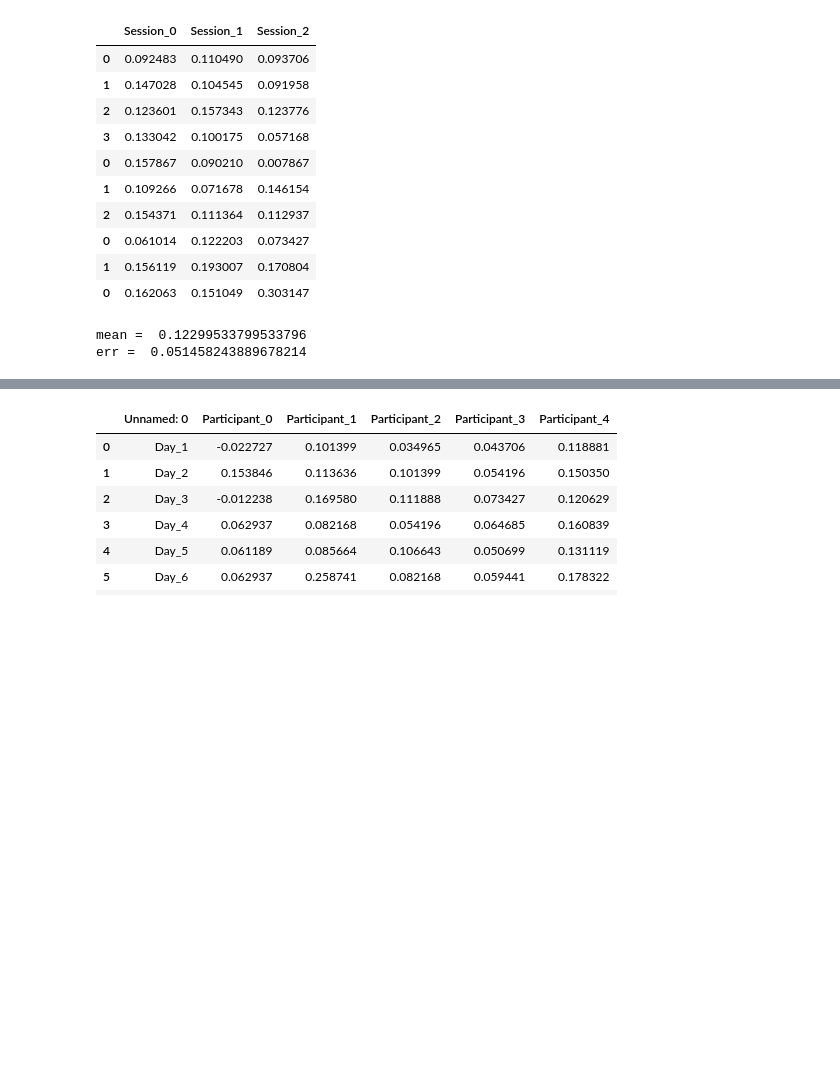
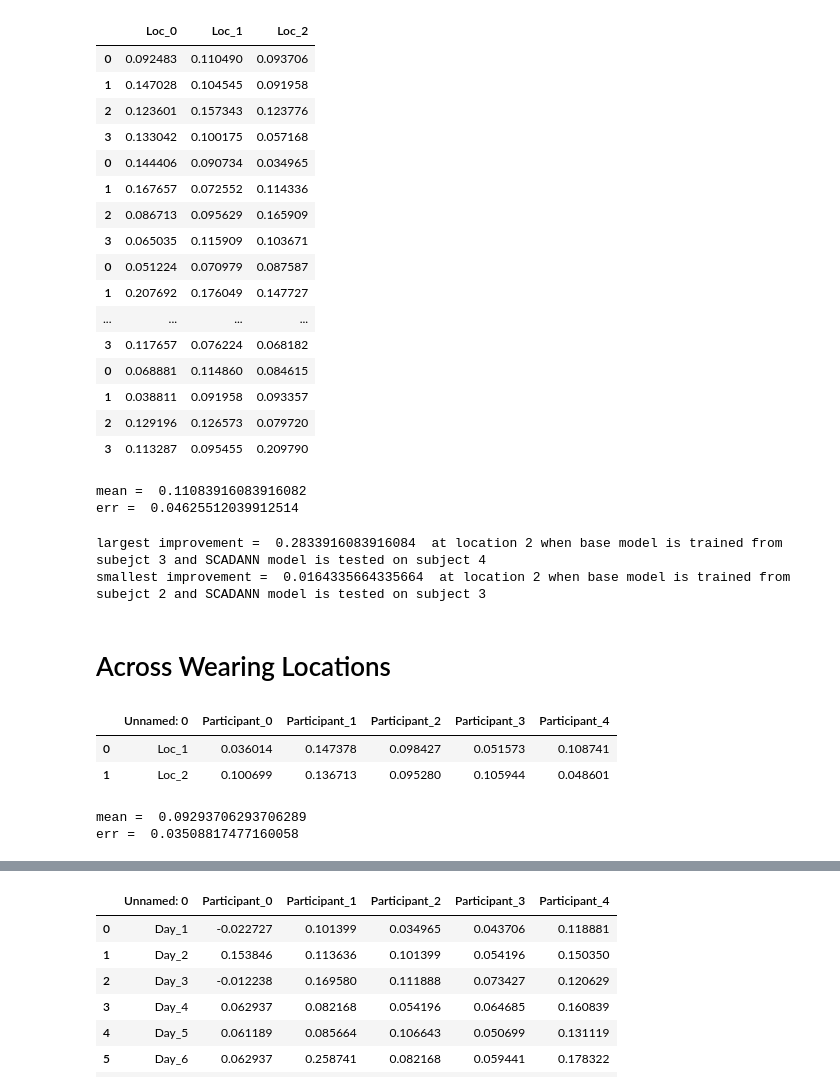
Before and after one commit to aonai/long_term_myo_notes, a Jupyter notebook: test_code/check_mean_std_acc.ipynb, the cells around one changed output, grey strips where cells are left out. Saved outputs shown, nothing was run; the diff lists cells and outputs as text; code cells hidden in the pictures; blank space fills up the shorter version.

```diff
--- a/test_code/check_mean_std_acc.ipynb
+++ b/test_code/check_mean_std_acc.ipynb
@@ -37,0 +44,3 @@ df_sub3
+# %%
+df_sub4 = pd.read_csv(save_TSD+'/diff_results/across_sub4_diff.csv')
+df_sub4
@@ -38,24 +53,53 @@ df_sub3
 # %%
 df_sub=df_sub.append(df_sub1)
 df_sub=df_sub.append(df_sub2)
 df_sub=df_sub.append(df_sub3)
+df_sub=df_sub.append(df_sub4)
 df_sub=df_sub.drop(["Unnamed: 0"], axis=1)
 df_sub
 # %% [output]
-|  | Session_0 | Session_1 | Session_2 |
+|  | Loc_0 | Loc_1 | Loc_2 |
 | 0 | 0.092483 | 0.110490 | 0.093706 |
 | 1 | 0.147028 | 0.104545 | 0.091958 |
 | 2 | 0.123601 | 0.157343 | 0.123776 |
 | 3 | 0.133042 | 0.100175 | 0.057168 |
-| 0 | 0.157867 | 0.090210 | 0.007867 |
-| 1 | 0.109266 | 0.071678 | 0.146154 |
-| 2 | 0.154371 | 0.111364 | 0.112937 |
-| 0 | 0.061014 | 0.122203 | 0.073427 |
-| 1 | 0.156119 | 0.193007 | 0.170804 |
-| 0 | 0.162063 | 0.151049 | 0.303147 |
+| 0 | 0.144406 | 0.090734 | 0.034965 |
+| 1 | 0.167657 | 0.072552 | 0.114336 |
+| 2 | 0.086713 | 0.095629 | 0.165909 |
+| 3 | 0.065035 | 0.115909 | 0.103671 |
+| 0 | 0.051224 | 0.070979 | 0.087587 |
+| 1 | 0.207692 | 0.176049 | 0.147727 |
+| ... | ... | ... | ... |
+| 3 | 0.117657 | 0.076224 | 0.068182 |
+| 0 | 0.068881 | 0.114860 | 0.084615 |
+| 1 | 0.038811 | 0.091958 | 0.093357 |
+| 2 | 0.129196 | 0.126573 | 0.079720 |
+| 3 | 0.113287 | 0.095455 | 0.209790 |
 # %%
 print("mean = ", np.mean(df_sub.to_numpy().flatten()))
 print("err = ", np.std(df_sub.to_numpy().flatten()))
 # %% [output]
-mean =  0.12299533799533796
-err =  0.051458243889678214
+mean =  0.11083916083916082
+err =  0.04625512039912514
+# %%
+print("largest improvement = ", df_sub.max().max(), " at location 2 when base model is trained from subejct 3 and SCADANN model is tested on subject 4")
+print("smallest improvement = ", df_sub.min().min(), " at location 2 when base model is trained from subejct 2 and SCADANN model is tested on subject 3")
+# %% [output]
+largest improvement =  0.2833916083916084  at location 2 when base model is trained from subejct 3 and SCADANN model is tested on subject 4
+smallest improvement =  0.0164335664335664  at location 2 when base model is trained from subejct 2 and SCADANN model is tested on subject 3
+# %% [markdown]
+# Across Wearing Locations
+# %%
+df_loc = pd.read_csv(save_TSD+'/diff_results/across_loc_diff.csv')
+df_loc
+# %% [output]
+|  | Unnamed: 0 | Participant_0 | Participant_1 | Participant_2 | Participant_3 | Participant_4 |
+| 0 | Loc_1 | 0.036014 | 0.147378 | 0.098427 | 0.051573 | 0.108741 |
+| 1 | Loc_2 | 0.100699 | 0.136713 | 0.095280 | 0.105944 | 0.048601 |
+# %%
+df_loc=df_loc.drop(["Unnamed: 0"], axis=1)
+print("mean = ", np.mean(df_loc.to_numpy().flatten()))
+print("err = ", np.std(df_loc.to_numpy().flatten()))
+# %% [output]
+mean =  0.09293706293706289
+err =  0.03508817477160058
```
Also changed, not shown: parts of 12 cells of this notebook, 4 other files.
